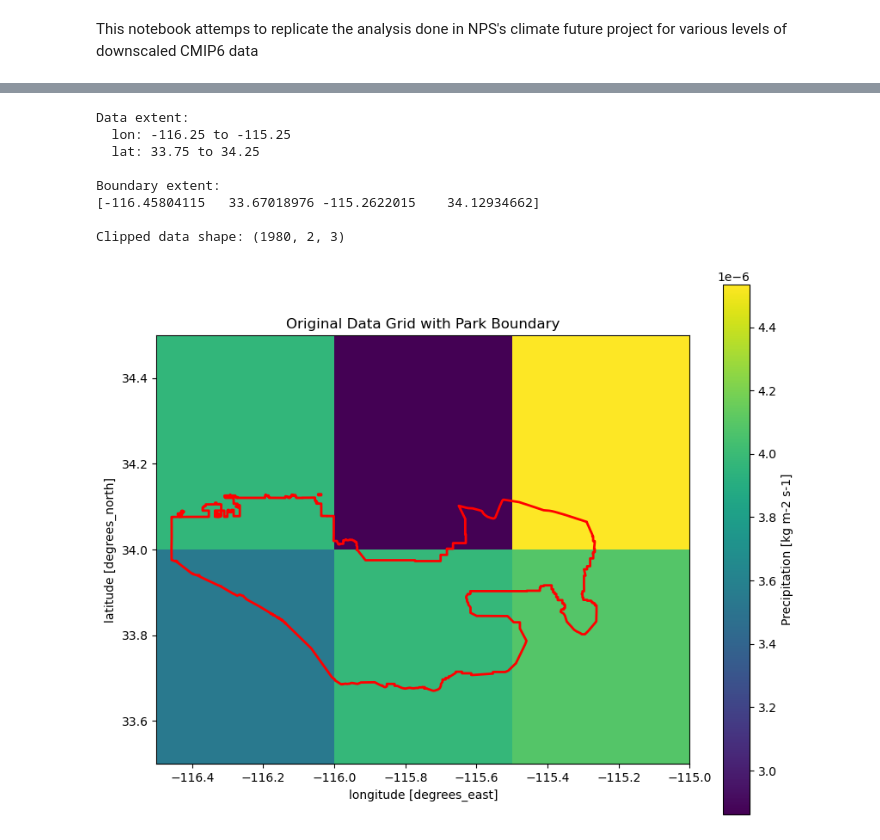
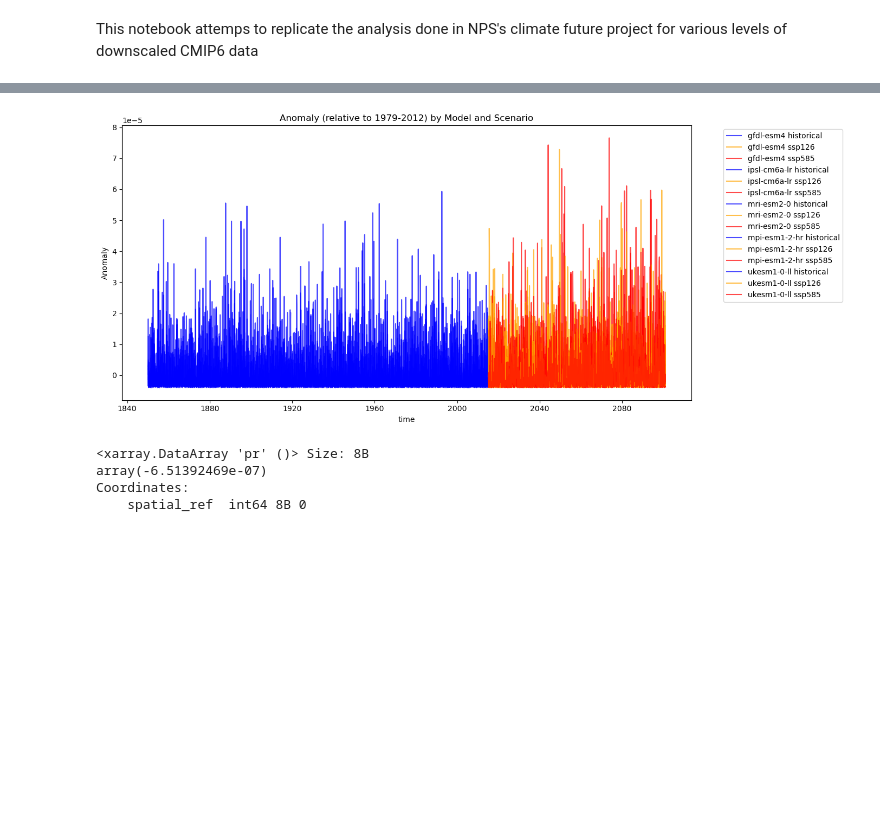
Before and after one commit to SchmidtDSE/climate_futures, a Jupyter notebook: climate_futures.ipynb, the cells around one changed output, grey strips where cells are left out. Saved outputs shown, nothing was run; the diff lists cells and outputs as text; code cells hidden in the pictures; blank space fills up the shorter version.

```diff
--- a/climate_futures.ipynb
+++ b/climate_futures.ipynb
@@ -90,11 +75,30 @@ plt.show()
 # %%
+boundary = gpd.read_file('isimip/data/Joshua_Tree_National_Park.shp')
+
+fig, ax = plt.subplots(figsize=(14, 6))
+
+for model in ['gfdl-esm4_r1i1p1f1', 'ipsl-cm6a-lr_r1i1p1f1', 'mri-esm2-0_r1i1p1f1', 'mpi-esm1-2-hr_r1i1p1f1', 'ukesm1-0-ll_r1i1p1f2']:
+    for scenario in ["historical", "ssp126", "ssp585"]:
+        plot_clipped_timeseries(ax, scenario, model, boundary, 'pr')
+
+ax.legend(bbox_to_anchor=(1.05, 1), loc='upper left')
+ax.set_title('Anomaly (relative to 1979-2012) by Model and Scenario')
+ax.set_ylabel('Anomaly')
+plt.tight_layout()
+plt.show()
 # %% [output]
-Data extent:
-  lon: -116.25 to -115.25
-  lat: 33.75 to 34.25
-
-Boundary extent:
-[-116.45804115   33.67018976 -115.2622015    34.12934662]
-
-Clipped data shape: (1980, 2, 3)
-[figure, old version]
+[figure, new version]
+# %%
+#Calculate mid-century anomalies
+
+def mid_century_anomalies(scenario, model, variable, boundary):
+    anomaly = calculate_anomaly(scenario, ("1979", "2012"), model, variable, boundary)
+    mid_century_anomaly = anomaly.sel(time=slice("2035", "2065")).mean("time")
+    return(mid_century_anomaly)
+
+mid_century_anomalies("ssp585", "gfdl-esm4_r1i1p1f1", 'pr', boundary)
+# %% [output]
+<xarray.DataArray 'pr' ()> Size: 8B
+array(-6.51392469e-07)
+Coordinates:
+    spatial_ref  int64 8B 0
```
Also changed, not shown: parts of 2 cells of this notebook, 4 other files.
